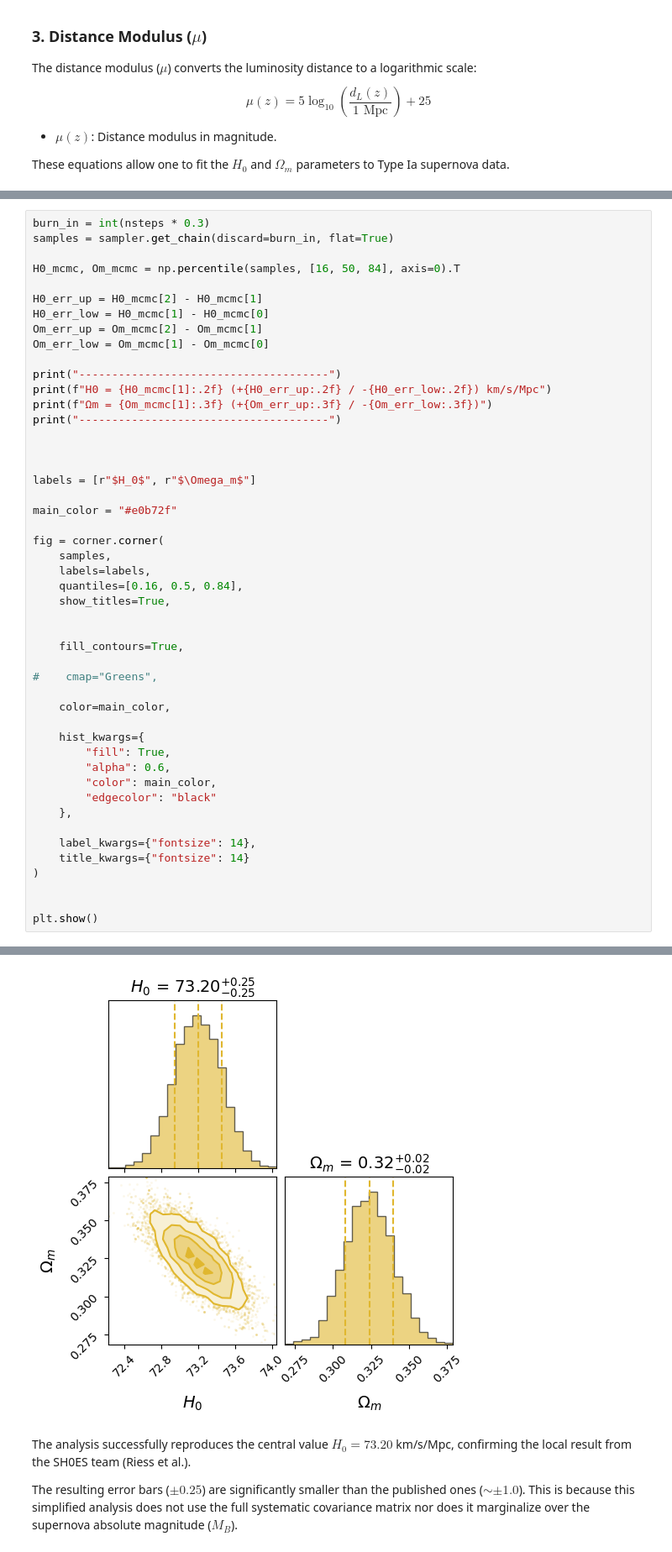
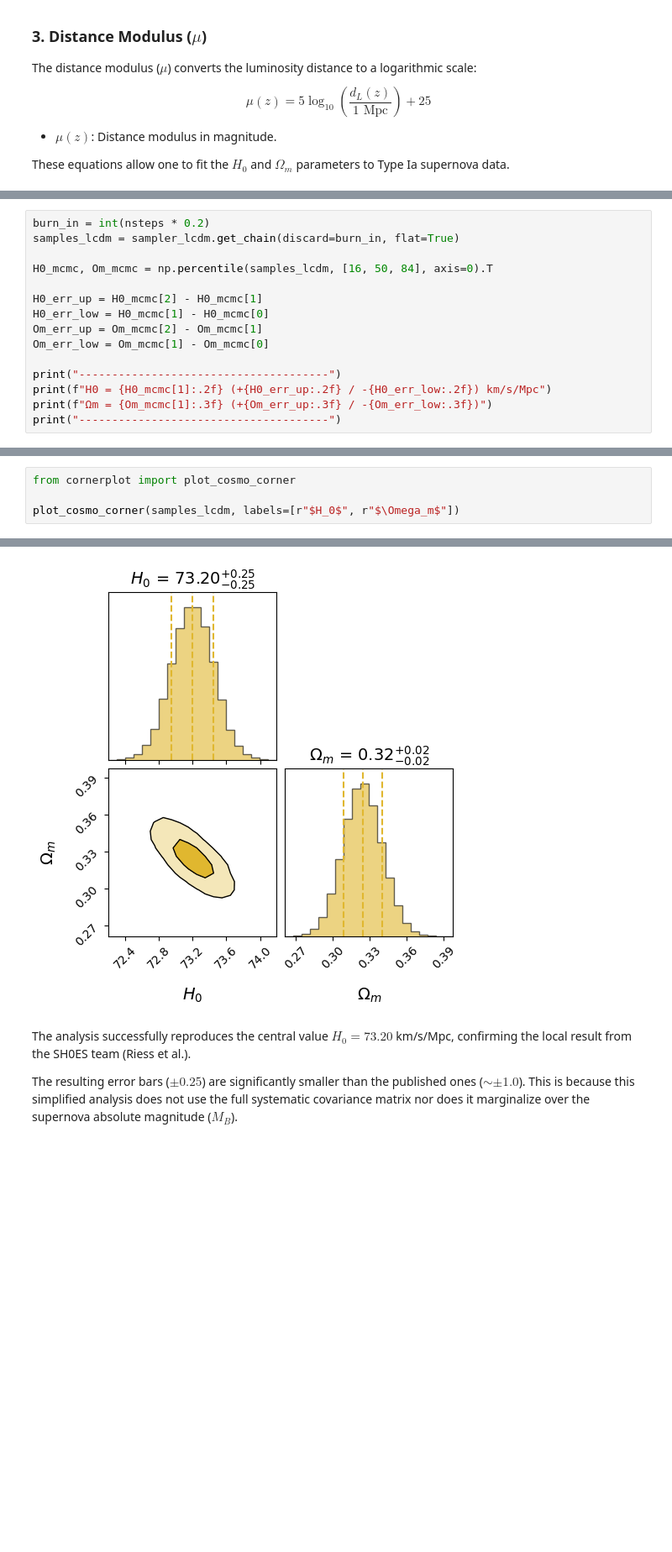
Before and after one commit to leoriohub/Emcee-Implementation, a Jupyter notebook: emcee_implementation.ipynb, the cells around one changed output, grey strips where cells are left out. Shown at 84% size. Saved outputs shown, nothing was run; the diff lists cells and outputs as text; blank space fills up the shorter version.

```diff
--- a/emcee_implementation.ipynb
+++ b/emcee_implementation.ipynb
@@ -136,3 +135,18 @@ print("Done!")
 # %% [output]
 Running MCMC...
 Done!
+# %%
+burn_in = int(nsteps * 0.2)
+samples_lcdm = sampler_lcdm.get_chain(discard=burn_in, flat=True)
+
+H0_mcmc, Om_mcmc = np.percentile(samples_lcdm, [16, 50, 84], axis=0).T
+
+H0_err_up = H0_mcmc[2] - H0_mcmc[1]
+H0_err_low = H0_mcmc[1] - H0_mcmc[0]
+Om_err_up = Om_mcmc[2] - Om_mcmc[1]
+Om_err_low = Om_mcmc[1] - Om_mcmc[0]
+
+print("--------------------------------------")
+print(f"H0 = {H0_mcmc[1]:.2f} (+{H0_err_up:.2f} / -{H0_err_low:.2f}) km/s/Mpc")
+print(f"Ωm = {Om_mcmc[1]:.3f} (+{Om_err_up:.3f} / -{Om_err_low:.3f})")
+print("--------------------------------------")
@@ -139,49 +158,5 @@ Done!
 # %%
-burn_in = int(nsteps * 0.3)
-samples = sampler.get_chain(discard=burn_in, flat=True)
+from cornerplot import plot_cosmo_corner
 
-H0_mcmc, Om_mcmc = np.percentile(samples, [16, 50, 84], axis=0).T
-
-H0_err_up = H0_mcmc[2] - H0_mcmc[1]
-H0_err_low = H0_mcmc[1] - H0_mcmc[0]
-Om_err_up = Om_mcmc[2] - Om_mcmc[1]
-Om_err_low = Om_mcmc[1] - Om_mcmc[0]
-
-print("--------------------------------------")
-print(f"H0 = {H0_mcmc[1]:.2f} (+{H0_err_up:.2f} / -{H0_err_low:.2f}) km/s/Mpc")
-print(f"Ωm = {Om_mcmc[1]:.3f} (+{Om_err_up:.3f} / -{Om_err_low:.3f})")
-print("--------------------------------------")
-
-
-
-labels = [r"$H_0$", r"$\Omega_m$"]
-
-main_color = "#e0b72f"
-
-fig = corner.corner(
-    samples,
-    labels=labels,
-    quantiles=[0.16, 0.5, 0.84],
-    show_titles=True,
-
-
-    fill_contours=True,
-
-#    cmap="Greens",
-
-    color=main_color,
-
-    hist_kwargs={
-        "fill": True,
-        "alpha": 0.6,
-        "color": main_color,
-        "edgecolor": "black"
-    },
-
-    label_kwargs={"fontsize": 14},
-    title_kwargs={"fontsize": 14}
-)
-
-
-plt.show()
+plot_cosmo_corner(samples_lcdm, labels=[r"$H_0$", r"$\Omega_m$"])
 # %% [output]
@@ -192,4 +163,4 @@ H0 = 73.20 (+0.25 / -0.25) km/s/Mpc
-[figure, old version]
+[figure, new version]
 # %% [markdown]
 The analysis successfully reproduces the central value $H_0 = 73.20$ km/s/Mpc, confirming the local result from the SH0ES team (Riess et al.).
 
```
Also changed, not shown: parts of 12 cells of this notebook.
